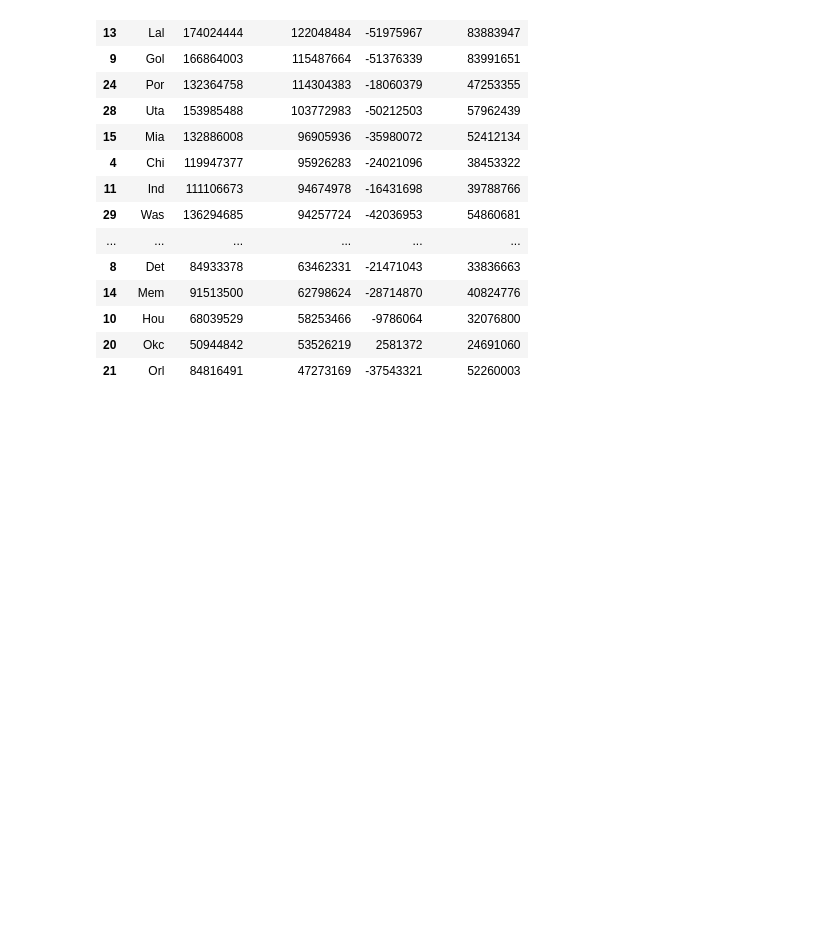
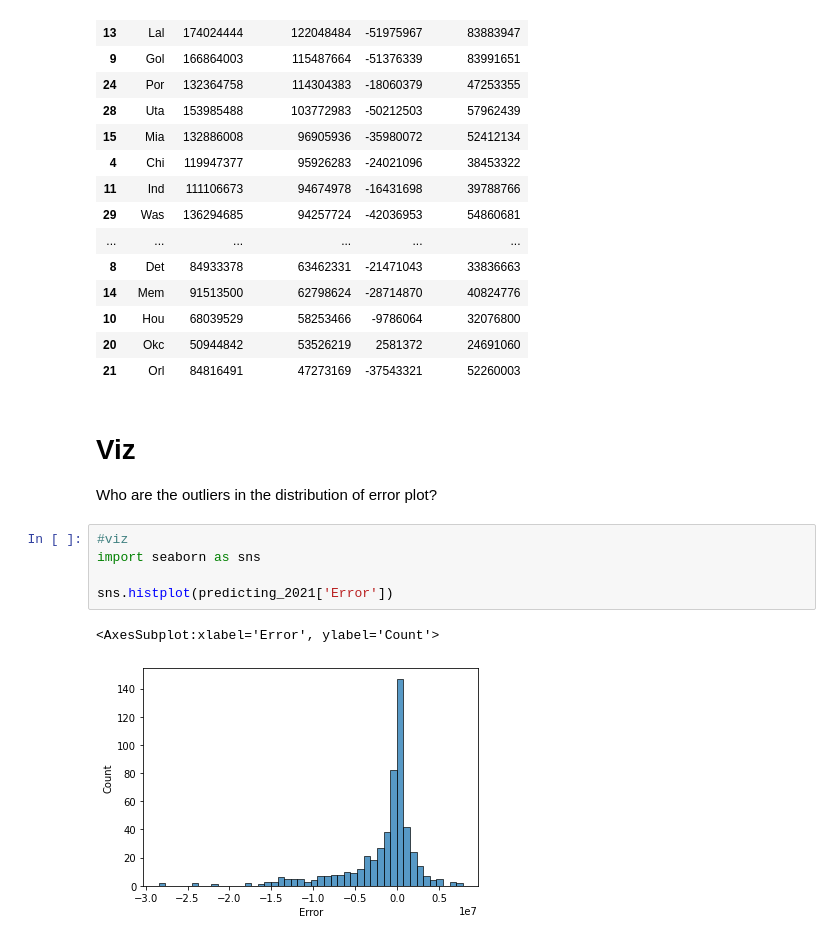
Before and after one commit to davekacz/NBA_Salary_Prediction, a Jupyter notebook: review_results.ipynb, the cells around one changed output. Cells and saved outputs as stored; diff of their text form; blank space fills up the shorter version.

```diff
--- a/review_results.ipynb
+++ b/review_results.ipynb
@@ -274,3 +273,15 @@ team_predictions.sort_values('Predicted Salary', ascending = False)
 | 10 | Hou | 68039529 | 58253466 | -9786064 | 32076800 |
 | 20 | Okc | 50944842 | 53526219 | 2581372 | 24691060 |
 | 21 | Orl | 84816491 | 47273169 | -37543321 | 52260003 |
+# %% [markdown]
+# Viz
+
+Who are the outliers in the distribution of error plot?
+# %%
+#viz
+import seaborn as sns
+
+sns.histplot(predicting_2021['Error'])
+# %% [output]
+<AxesSubplot:xlabel='Error', ylabel='Count'>
+[figure, added]
```
Also changed, not shown: parts of 1 cell of this notebook, 1 other file.
